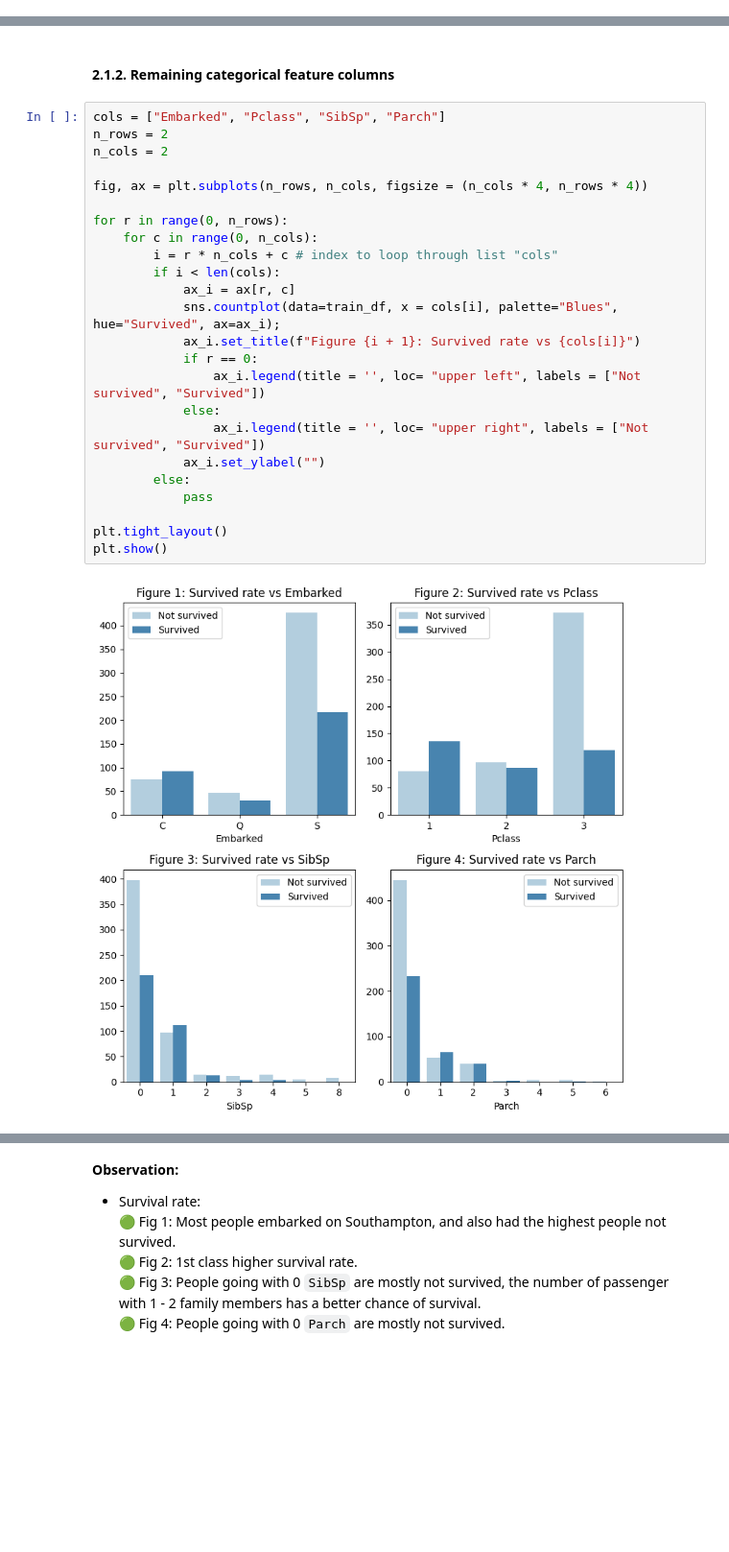
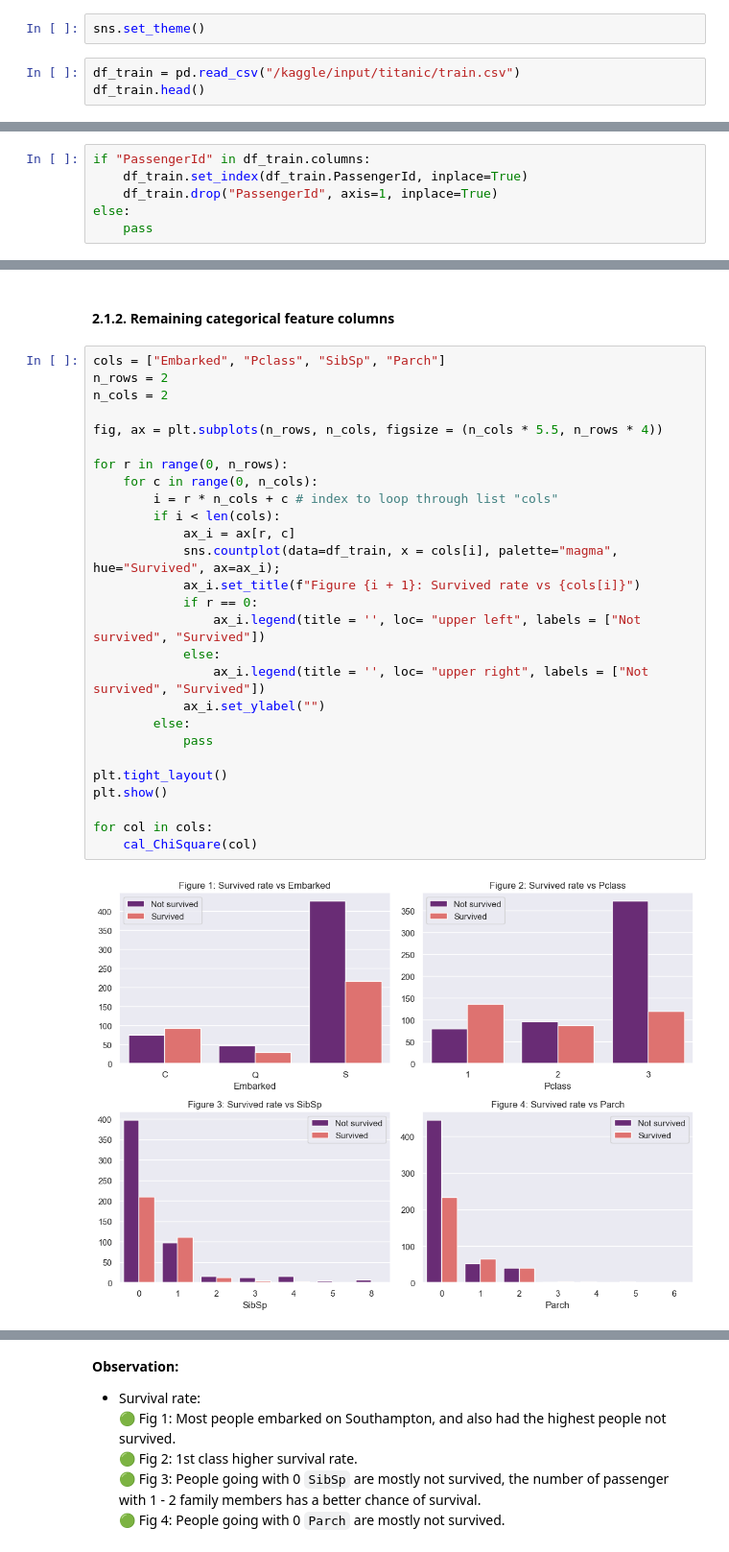
Before and after one commit to daominhthuan42/kaggle-portfolio, a Jupyter notebook: 00_DATA_SCIENCE_CodeXplore/05_TITANIC/Titanic.ipynb, the cells around one changed output, grey strips where cells are left out. Shown: that part at 96% size. Cells and saved outputs as stored; diff of their text form; blank space fills up the shorter version.

```diff
--- a/00_DATA_SCIENCE_CodeXplore/05_TITANIC/Titanic.ipynb
+++ b/00_DATA_SCIENCE_CodeXplore/05_TITANIC/Titanic.ipynb
@@ -47,0 +30,5 @@ test_df.head()
+# %%
+sns.set_theme()
+# %%
+df_train = pd.read_csv("/kaggle/input/titanic/train.csv")
+df_train.head()
@@ -49,3 +53,9 @@ test_df.head()
 **PassengerId**
 
 The first column is the passenger ID. The ID for a passenger is just number to identify this passenger in this dataset. So this column is not really a part of the information we should care about. We can drop this column or make it the index for this dataset. Let's make it the index for the dataset just to demonstrate the use of `df.set_index` method
+# %%
+if "PassengerId" in df_train.columns:
+    df_train.set_index(df_train.PassengerId, inplace=True)
+    df_train.drop("PassengerId", axis=1, inplace=True)
+else:
+    pass
@@ -303,26 +331,29 @@ p - value: 1.1973570627755645e-58
 # %%
 cols = ["Embarked", "Pclass", "SibSp", "Parch"]
 n_rows = 2
 n_cols = 2
 
-fig, ax = plt.subplots(n_rows, n_cols, figsize = (n_cols * 4, n_rows * 4))
+fig, ax = plt.subplots(n_rows, n_cols, figsize = (n_cols * 5.5, n_rows * 4))
 
 for r in range(0, n_rows):
     for c in range(0, n_cols):
         i = r * n_cols + c # index to loop through list "cols"
         if i < len(cols):
             ax_i = ax[r, c]
-            sns.countplot(data=train_df, x = cols[i], palette="Blues", hue="Survived", ax=ax_i);
+            sns.countplot(data=df_train, x = cols[i], palette="magma", hue="Survived", ax=ax_i);
             ax_i.set_title(f"Figure {i + 1}: Survived rate vs {cols[i]}")
             if r == 0:
                 ax_i.legend(title = '', loc= "upper left", labels = ["Not survived", "Survived"])
             else:
                 ax_i.legend(title = '', loc= "upper right", labels = ["Not survived", "Survived"])
             ax_i.set_ylabel("")
         else:
             pass
 
 plt.tight_layout()
 plt.show()
+
+for col in cols:
+    cal_ChiSquare(col)
 # %% [output]
-[figure, old version]
+[figure, new version]
```
Also changed, not shown: parts of 148 cells of this notebook, 2 other files.
